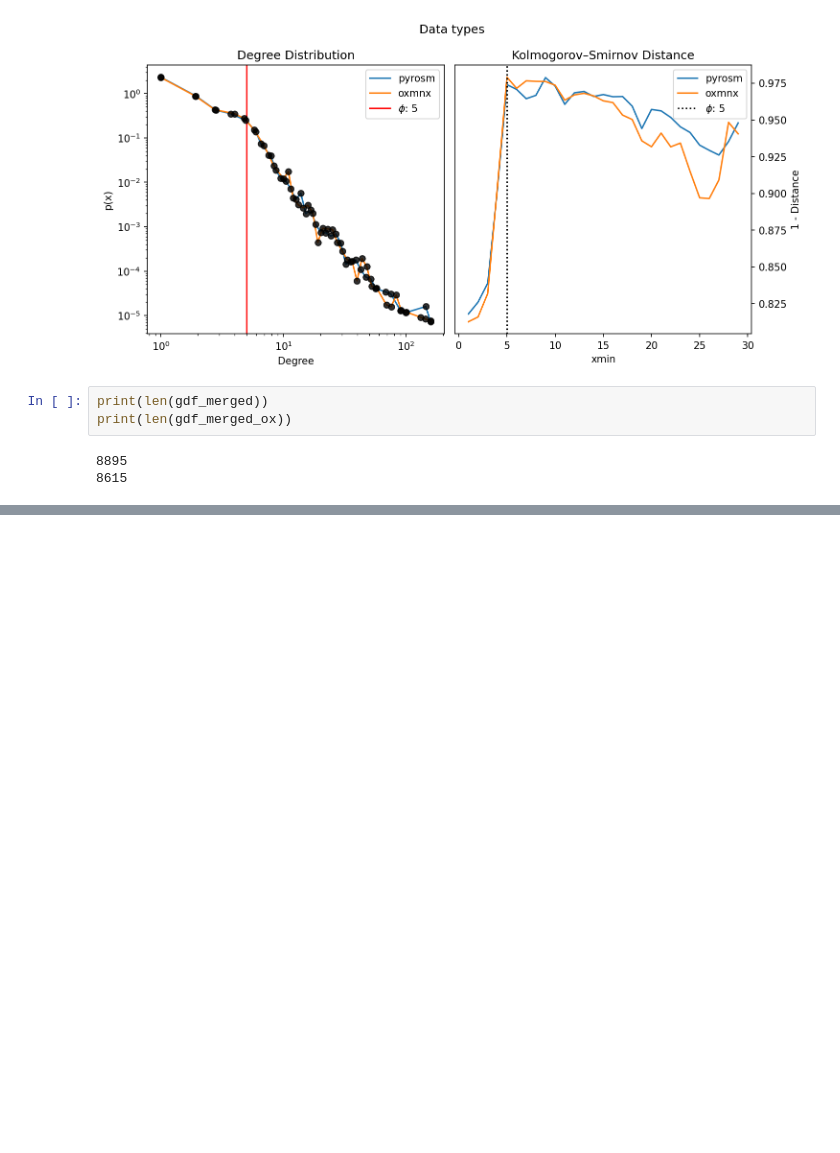
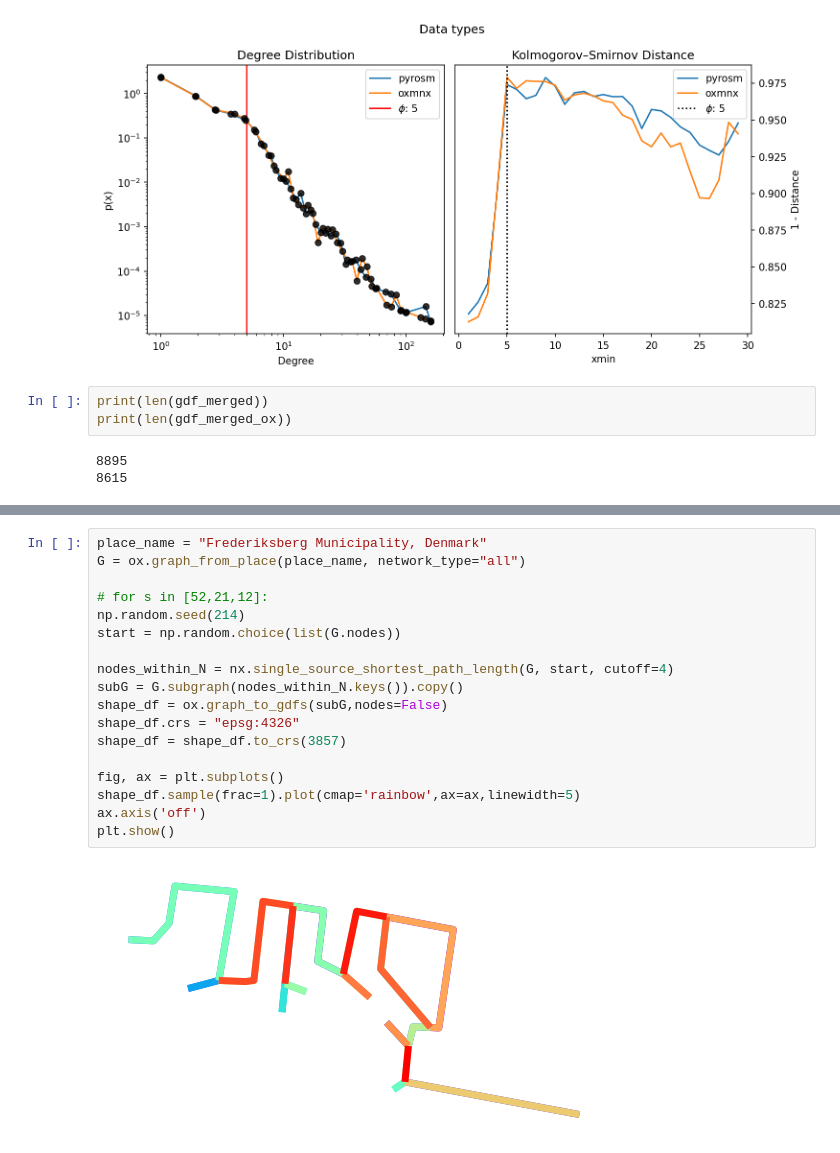
Before and after one commit to LassePSH/DualGraphDirCon, a Jupyter notebook: tests.ipynb, the cells around one changed output, grey strips where cells are left out. Saved outputs shown, nothing was run; the diff lists cells and outputs as text; blank space fills up the shorter version.

```diff
--- a/tests.ipynb
+++ b/tests.ipynb
@@ -120,0 +150,20 @@ pyrosm GeoDataFrame
+# %%
+place_name = "Frederiksberg Municipality, Denmark"
+G = ox.graph_from_place(place_name, network_type="all")
+
+# for s in [52,21,12]:
+np.random.seed(214)
+start = np.random.choice(list(G.nodes))
+
+nodes_within_N = nx.single_source_shortest_path_length(G, start, cutoff=4)
+subG = G.subgraph(nodes_within_N.keys()).copy()
+shape_df = ox.graph_to_gdfs(subG,nodes=False)
+shape_df.crs = "epsg:4326"
+shape_df = shape_df.to_crs(3857)
+
+fig, ax = plt.subplots()
+shape_df.sample(frac=1).plot(cmap='rainbow',ax=ax,linewidth=5)
+ax.axis('off')
+plt.show()
+# %% [output]
+[figure, added]
```
Also changed, not shown: parts of 11 cells of this notebook, 2 other files.
